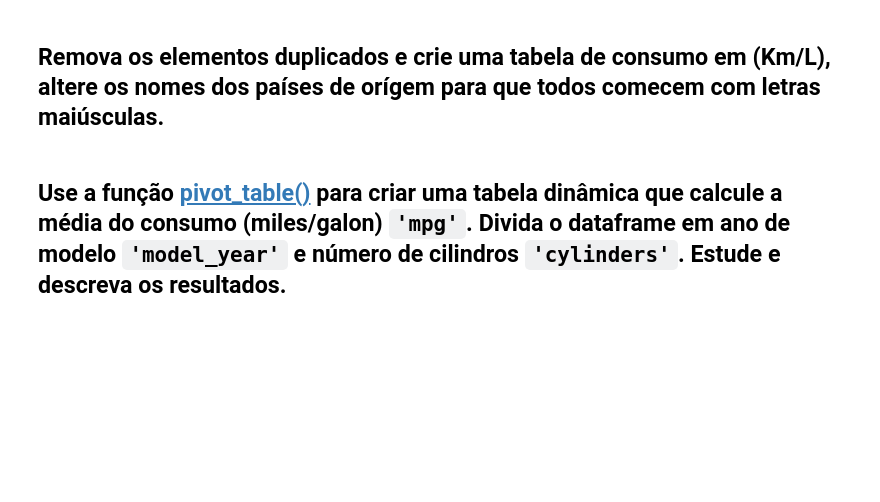
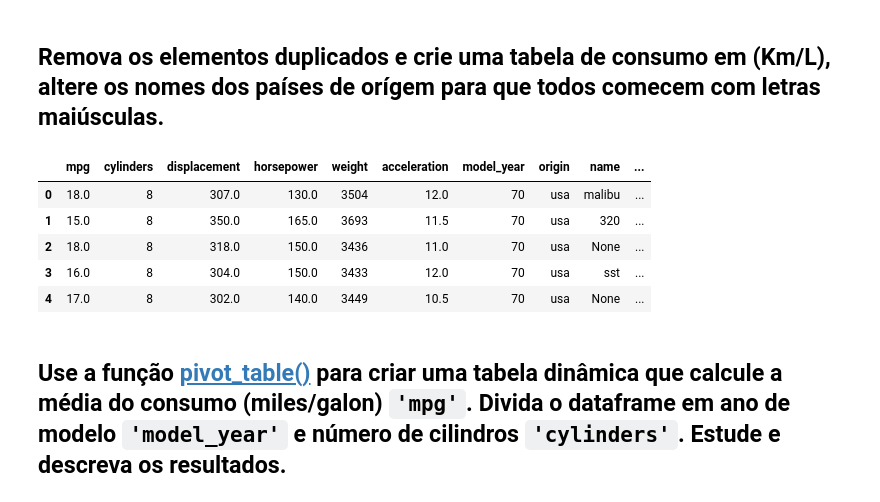
Before and after one commit to taispin/DataScience-DH, a Jupyter notebook: Desafio_0/DSTN02_DESAFIO.ipynb, the cells around one changed output. Drawn from its saved outputs; the diff is of its cells as text; code cells hidden in the pictures; blank space fills up the shorter version.

```diff
--- a/Desafio_0/DSTN02_DESAFIO.ipynb
+++ b/Desafio_0/DSTN02_DESAFIO.ipynb
@@ -167,4 +190,13 @@ sns.pairplot(auto_industry)
 # %% [markdown]
 ## Remova os elementos duplicados e crie uma tabela de consumo em (Km/L), altere os nomes dos países de orígem para que todos comecem com letras maiúsculas.
 # %%
-auto_industry['Km/L'] = auto_industry['mpg'] * 0.4251
+auto_industry.drop_duplicates(inplace=True)
+auto_industry['Km/L'] = auto_industry['mpg'] * 0.425
+auto_industry.head()
+# %% [output]
+|  | mpg | cylinders | displacement | horsepower | weight | acceleration | model_year | origin | name | ... |
+| 0 | 18.0 | 8 | 307.0 | 130.0 | 3504 | 12.0 | 70 | usa | malibu | ... |
+| 1 | 15.0 | 8 | 350.0 | 165.0 | 3693 | 11.5 | 70 | usa | 320 | ... |
+| 2 | 18.0 | 8 | 318.0 | 150.0 | 3436 | 11.0 | 70 | usa | None | ... |
+| 3 | 16.0 | 8 | 304.0 | 150.0 | 3433 | 12.0 | 70 | usa | sst | ... |
+| 4 | 17.0 | 8 | 302.0 | 140.0 | 3449 | 10.5 | 70 | usa | None | ... |
```
Also changed, not shown: parts of 9 cells of this notebook.
